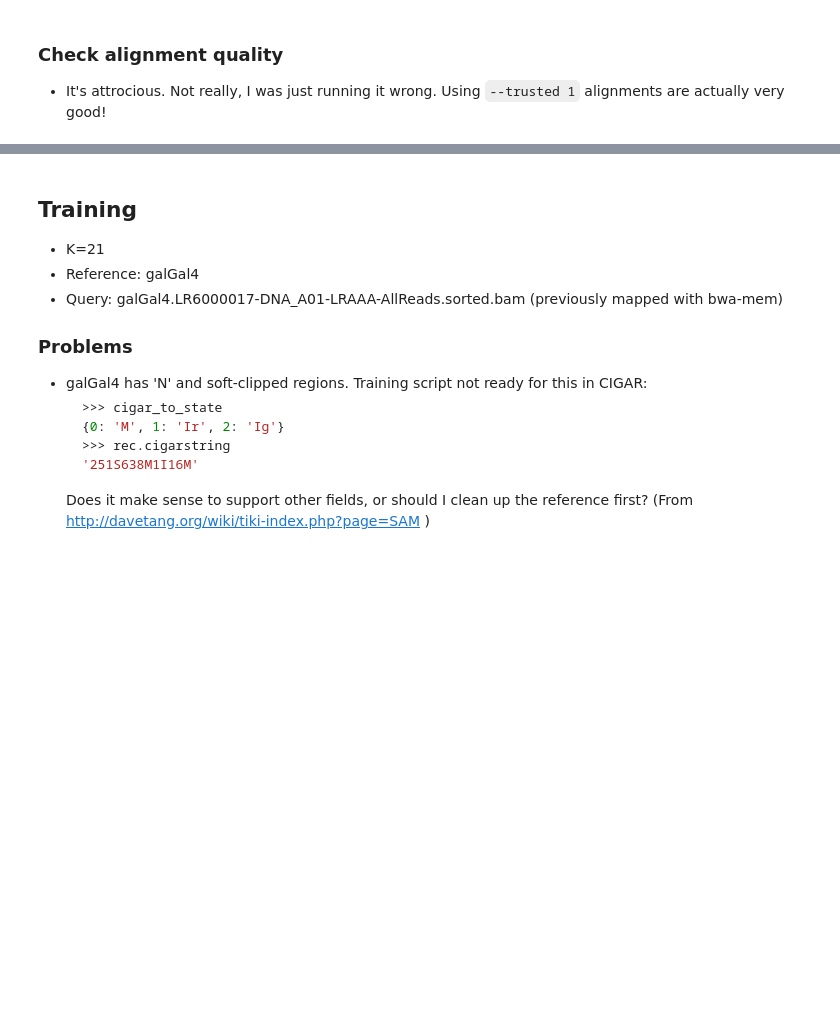
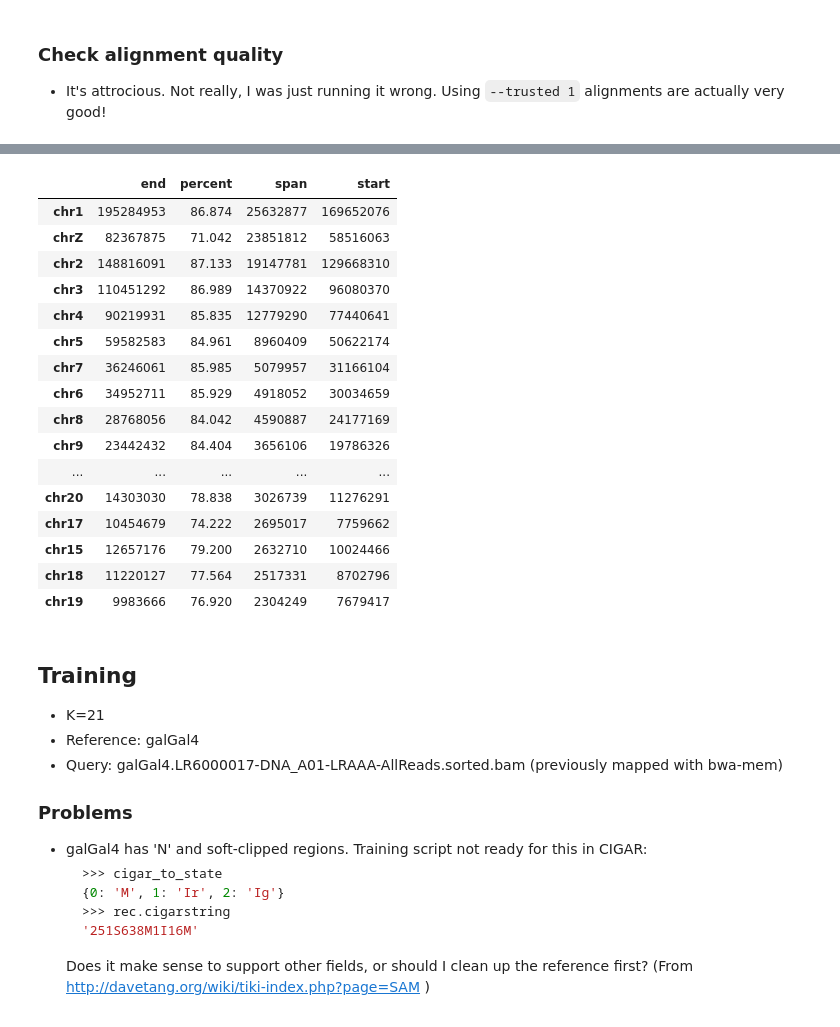
Before and after one commit to luizirber/2015-graphalign-longreads, a Jupyter notebook: notebooks/Exploration.ipynb, the cells around one changed output, grey strips where cells are left out. Saved outputs shown, nothing was run; the diff lists cells and outputs as text; code cells hidden in the pictures; blank space fills up the shorter version.

```diff
--- a/notebooks/Exploration.ipynb
+++ b/notebooks/Exploration.ipynb
@@ -78,3 +126,23 @@ data = check_align('../2015-khmer-wok2-vc/galGal4.fixed.align.out', ranges=[(98,
+# %%
+data.sort('span', ascending=False).head(20)
+# %% [output]
+|  | end | percent | span | start |
+| chr1 | 195284953 | 86.874 | 25632877 | 169652076 |
+| chrZ | 82367875 | 71.042 | 23851812 | 58516063 |
+| chr2 | 148816091 | 87.133 | 19147781 | 129668310 |
+| chr3 | 110451292 | 86.989 | 14370922 | 96080370 |
+| chr4 | 90219931 | 85.835 | 12779290 | 77440641 |
+| chr5 | 59582583 | 84.961 | 8960409 | 50622174 |
+| chr7 | 36246061 | 85.985 | 5079957 | 31166104 |
+| chr6 | 34952711 | 85.929 | 4918052 | 30034659 |
+| chr8 | 28768056 | 84.042 | 4590887 | 24177169 |
+| chr9 | 23442432 | 84.404 | 3656106 | 19786326 |
+| ... | ... | ... | ... | ... |
+| chr20 | 14303030 | 78.838 | 3026739 | 11276291 |
+| chr17 | 10454679 | 74.222 | 2695017 | 7759662 |
+| chr15 | 12657176 | 79.200 | 2632710 | 10024466 |
+| chr18 | 11220127 | 77.564 | 2517331 | 8702796 |
+| chr19 | 9983666 | 76.920 | 2304249 | 7679417 |
 # %% [markdown]
 ## Training
 
```
Also changed, not shown: parts of 8 cells of this notebook.
